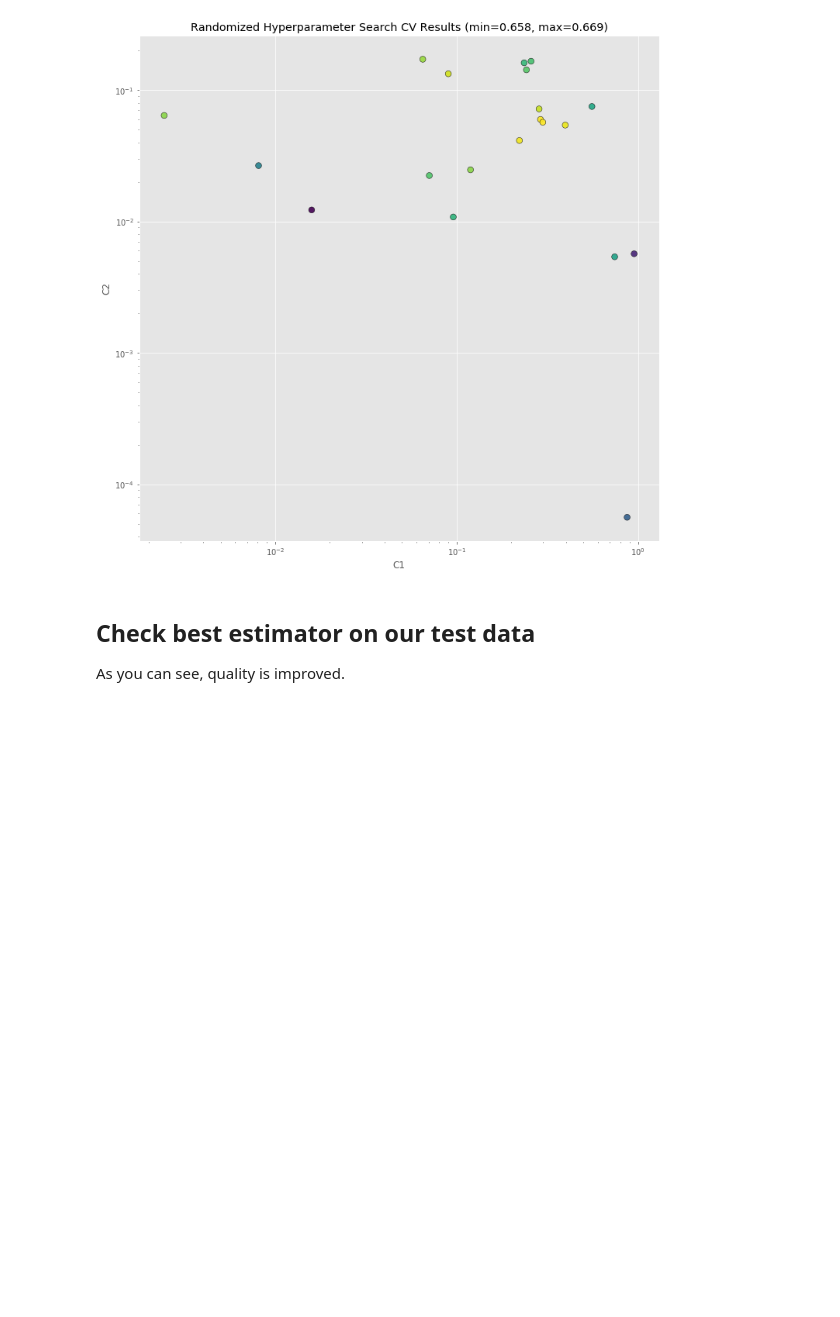
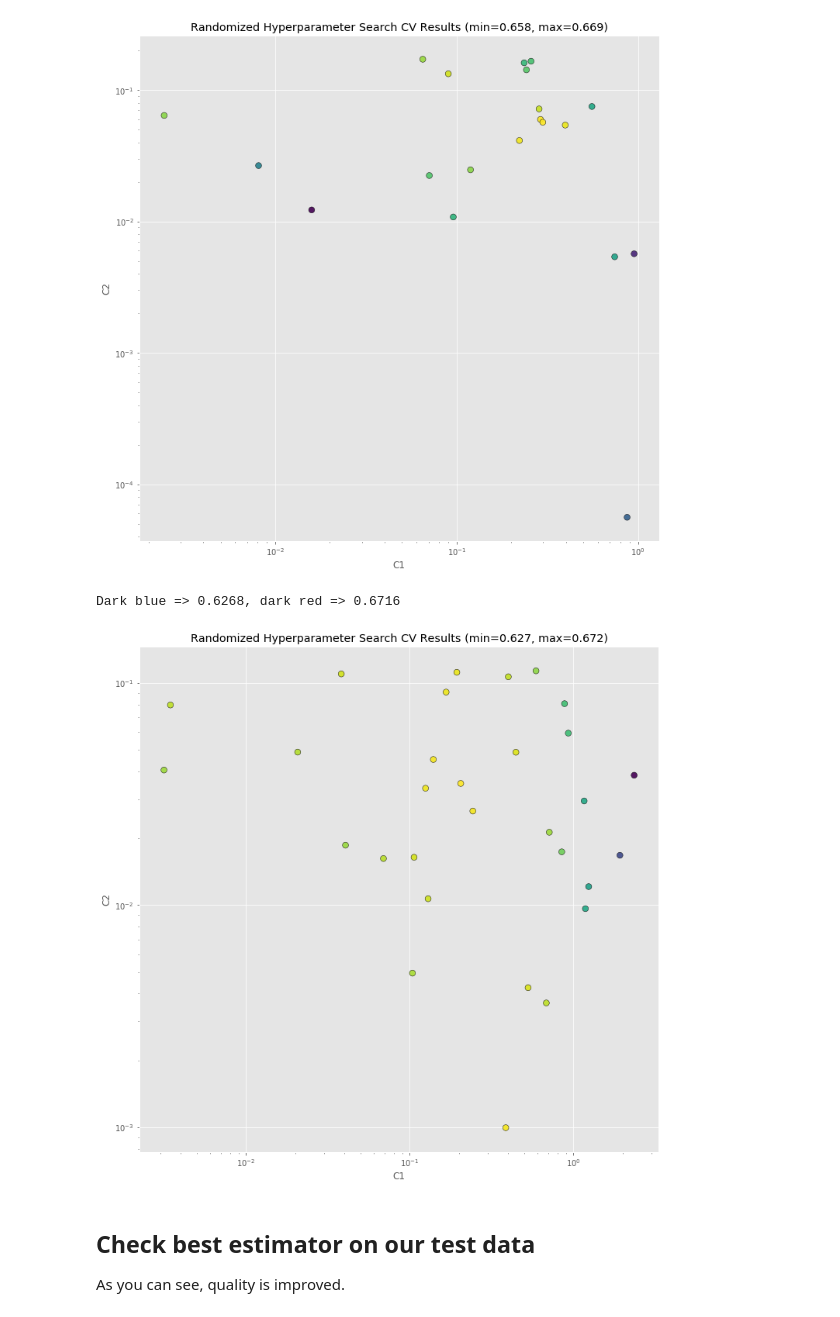
Before and after one commit to DHubernatorova/ner-crf-lstm, a Jupyter notebook: crf/NKJP_crf.ipynb, the cells around one changed output. Drawn from its saved outputs; the diff is of its cells as text; code cells hidden in the pictures; blank space fills up the shorter version.

```diff
--- a/crf/NKJP_crf.ipynb
+++ b/crf/NKJP_crf.ipynb
@@ -183,3 +187,28 @@ Fitting 3 folds for each of 20 candidates, totalling 60 fits
 [Parallel(n_jobs=-1)]: Done  60 out of  60 | elapsed: 45.2min finished
 CPU times: user 5min 6s, sys: 1min 49s, total: 6min 56s
 Wall time: 47min 16s
+# %%
+%%time
+# define fixed parameters and parameters to search
+crf = sklearn_crfsuite.CRF(
+    algorithm='lbfgs',
+    max_iterations=200,
+    all_possible_transitions=True
+)
+params_space = {
+    'c1': scipy.stats.expon(scale=0.5),
+    'c2': scipy.stats.expon(scale=0.05),
+}
+
+# use the same metric for evaluation
+f1_scorer = make_scorer(metrics.flat_f1_score,
+                        average='weighted', labels=labels)
+
+# search
+rs = RandomizedSearchCV(crf, params_space,
+                        cv=3,
+                        verbose=1,
+                        n_jobs=-1,
+                        n_iter=30,
+                        scoring=f1_scorer)
+rs.fit(X_train, y_train)
@@ -220,6 +264,28 @@ print("Dark blue => {:0.4}, dark red => {:0.4}".format(min(_c), max(_c)))
 # %% [output]
 Dark blue => 0.6581, dark red => 0.6695
 [figure]
+# %%
+_x = [s.parameters['c1'] for s in rs.grid_scores_]
+_y = [s.parameters['c2'] for s in rs.grid_scores_]
+_c = [s.mean_validation_score for s in rs.grid_scores_]
+
+fig = plt.figure()
+fig.set_size_inches(12, 12)
+ax = plt.gca()
+ax.set_yscale('log')
+ax.set_xscale('log')
+ax.set_xlabel('C1')
+ax.set_ylabel('C2')
+ax.set_title("Randomized Hyperparameter Search CV Results (min={:0.3}, max={:0.3})".format(
+    min(_c), max(_c)
+))
+
+ax.scatter(_x, _y, c=_c, s=60, alpha=0.9, edgecolors=[0,0,0])
+
+print("Dark blue => {:0.4}, dark red => {:0.4}".format(min(_c), max(_c)))
+# %% [output]
+Dark blue => 0.6268, dark red => 0.6716
+[figure, added]
 # %% [markdown]
 ## Check best estimator on our test data
 
```
Also changed, not shown: parts of 9 cells of this notebook, 1 other file.
